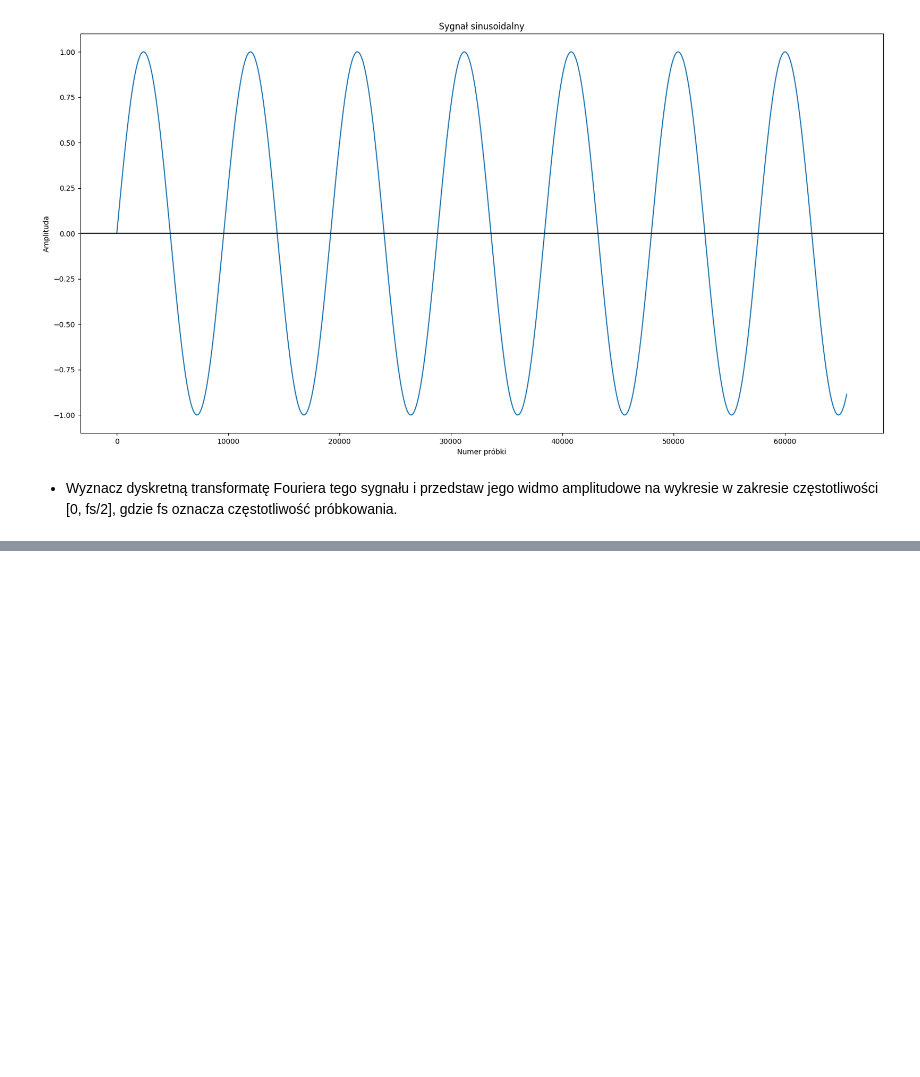
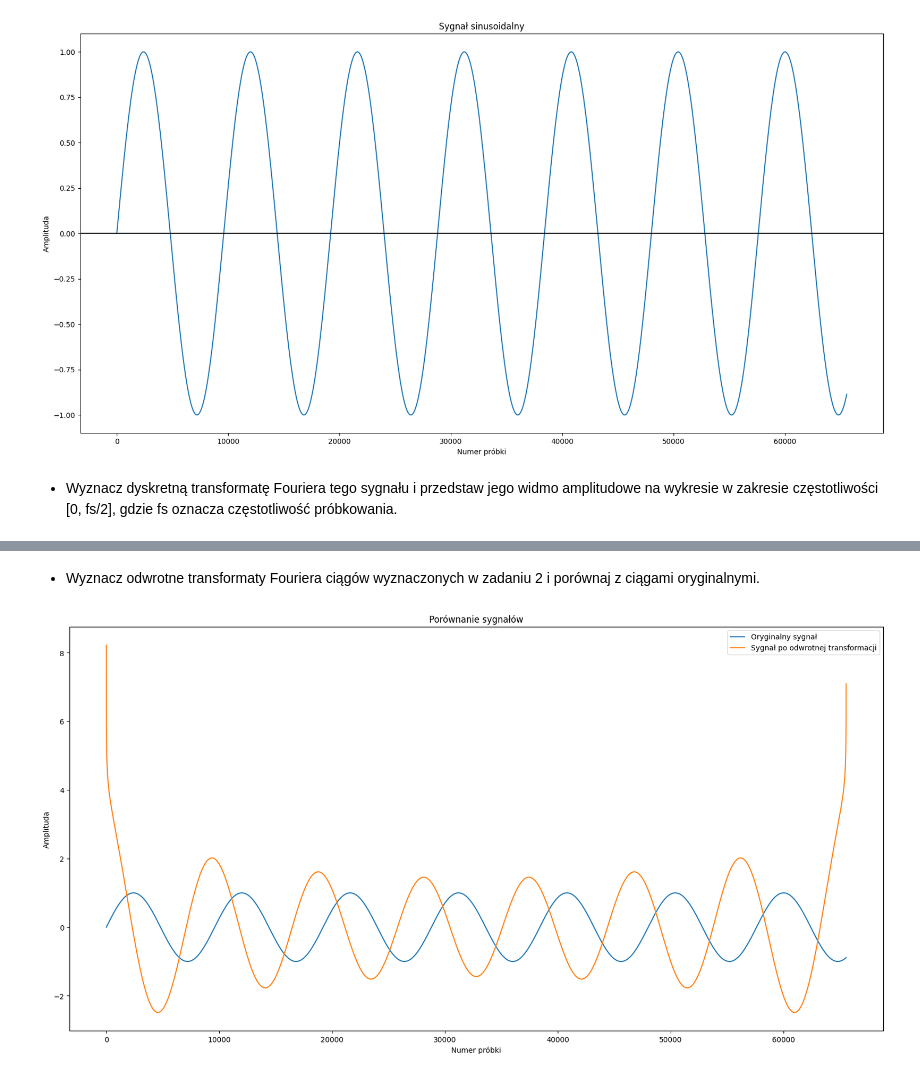
Before and after one commit to igorwlodarczyk/cpsio, a Jupyter notebook: lab1.ipynb, the cells around one changed output, grey strips where cells are left out. Drawn from its saved outputs; the diff is of its cells as text; code cells hidden in the pictures; blank space fills up the shorter version.

```diff
--- a/lab1.ipynb
+++ b/lab1.ipynb
@@ -116,0 +212,25 @@ plt.show()
+# %% [markdown]
+- Wyznacz odwrotne transformaty Fouriera ciągów wyznaczonych w zadaniu 2 i porównaj z ciągami oryginalnymi.
+# %%
+f = 50
+length = 65536
+N = np.arange(length)
+fs = 480000
+
+sinus = np.sin(2 * np.pi * f * N / fs)
+
+widmo = np.abs(np.fft.rfft(sinus)) / (length / 2)
+frequencies = np.fft.rfftfreq(length, 1/fs)
+
+inverse_transform_sinus = np.fft.irfft(widmo) * length
+
+plt.figure(figsize=(20, 10))
+plt.plot(N, sinus, label='Oryginalny sygnał')
+plt.plot(N, inverse_transform_sinus[:length], label='Sygnał po odwrotnej transformacji')
+plt.title('Porównanie sygnałów')
+plt.ylabel('Amplituda')
+plt.xlabel('Numer próbki')
+plt.legend()
+plt.show()
+# %% [output]
+[figure, added]
```
Also changed, not shown: parts of 19 cells of this notebook.
